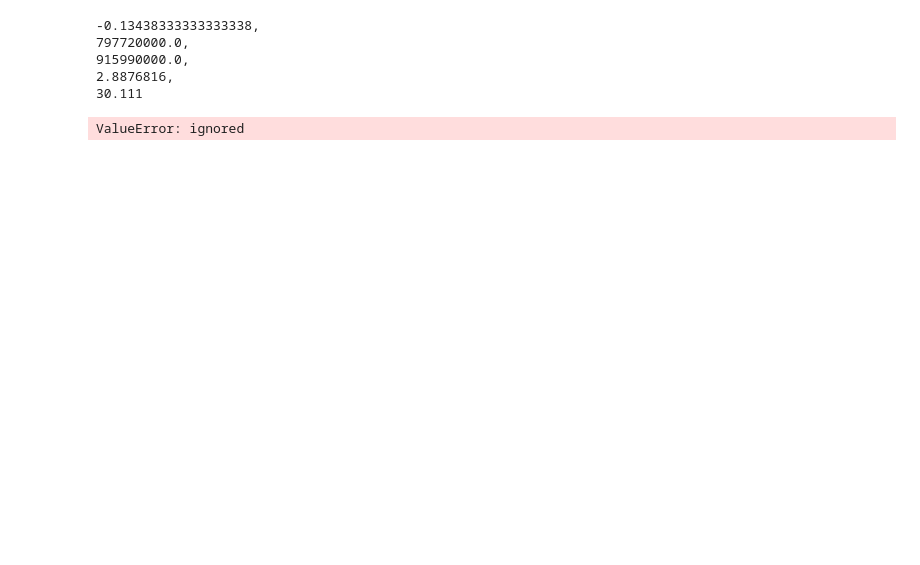
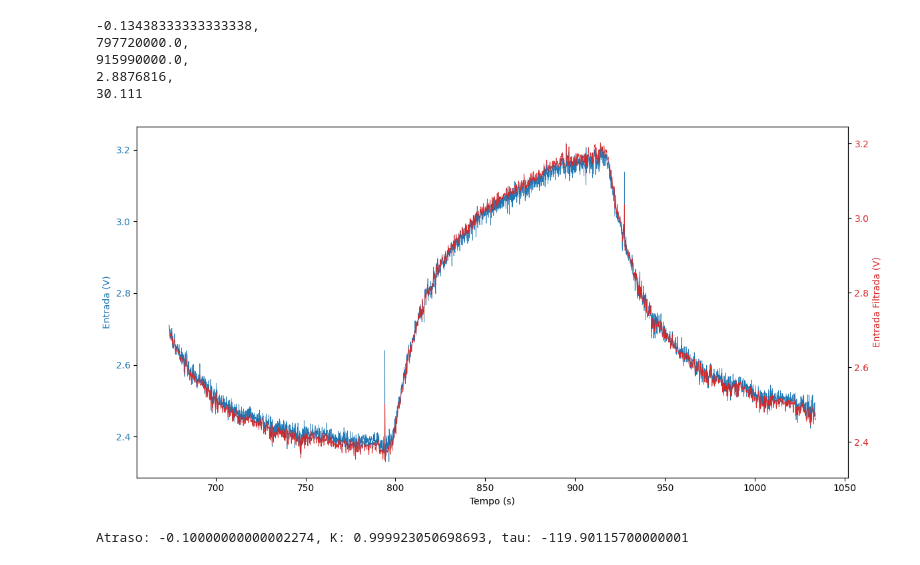
Before and after one commit to pedroivovasconcelos/laboratorio_de_controle_ii_chuveiro, a Jupyter notebook: control_calculator/Untitled3.ipynb, the cells around one changed output. Drawn from its saved outputs; the diff is of its cells as text; code cells hidden in the pictures; blank space fills up the shorter version.

```diff
--- a/control_calculator/Untitled3.ipynb
+++ b/control_calculator/Untitled3.ipynb
@@ -304,58 +68,52 @@ print(f"{K},\n{t0},\n{tf},\n{vr},\n{tau}")
 # %%
 import numpy as np
 import matplotlib.pyplot as plt
 from scipy.signal import butter, filtfilt
 
 # Função para criar um filtro passa-baixa Butterworth
 def butter_lowpass(cutoff, fs, order=5):
     nyq = 0.5 * fs
     normal_cutoff = cutoff / nyq
     b, a = butter(order, normal_cutoff, btype='low', analog=False)
     return b, a
 
 # Função para aplicar o filtro passa-baixa Butterworth ao sinal
 def butter_lowpass_filter(data, cutoff, fs, order=5):
     b, a = butter_lowpass(cutoff, fs, order=order)
     y = filtfilt(b, a, data)
     return y
 
-# Dados de exemplo (substitua pelos seus dados de entrada e saída)
-filename = 'result1.txt'
-data = pd.read_csv(filename, delimiter=';', skiprows=1, names=['tempo', 'entrada', 'saida'])
+# Aplicar o filtro passa-baixa Butterworth
+fs = 2.5  # Frequência de amostragem
+cutoff = fs / 4  # Frequência de corte do filtro (escolha um valor adequado)
+entrada_filtrada = butter_lowpass_filter(entrada, cutoff, fs)
 
-t = data['tempo'].to_numpy()
-entrada = data['entrada'].to_numpy()
-saida = data['saida'].to_numpy()
+# Plotar os gráficos de entrada e temperatura
+fig, ax1 = plt.subplots(figsize=(12, 6))
 
-# t = np.linspace(0, 10, 1000)
-# entrada = np.zeros_like(t)
-# entrada[t > 1] = 1
-# saida = 2 * (1 - np.exp(-(t-1)/0.5)) * (t > 1)
-# saida += np.random.normal(0, 0.1, len(t))
-# Adicionando ruído
+ax1.set_xlabel('Tempo (s)')
+ax1.set_ylabel('Entrada (V)', color='tab:blue')
+ax1.plot(tempo, entrada, color='tab:blue', linewidth=0.5)
+ax1.tick_params(axis='y', labelcolor='tab:blue')
 
-# Aplicar o filtro passa-baixa Butterworth
-fs = 1000 / (t[-1] - t[0])  # Frequência de amostragem
-cutoff = 10  # Frequência de corte do filtro (escolha um valor adequado)
-saida_filtrada = butter_lowpass_filter(saida, cutoff, fs)
+ax2 = ax1.twinx()
+ax2.set_ylabel('Entrada Filtrada (V)', color='tab:red')
+ax2.plot(tempo, entrada_filtrada, color='tab:red', linewidth=0.5)
+ax2.tick_params(axis='y', labelcolor='tab:red')
 
-# Plotar entrada e saída filtrada
-plt.figure()
-plt.plot(t, entrada, label='Entrada')
-plt.plot(t, saida, label='Saída')
-plt.plot(t, saida_filtrada, label='Saída Filtrada')
-plt.legend()
+fig.tight_layout()
 plt.show()
 
 # Estimar atraso, K e tau usando o método da curva de reação
 degrau_entrada = np.argmax(np.diff(entrada))
-degrau_saida = np.argmax(np.diff(saida_filtrada))
-atraso = t[degrau_saida] - t[degrau_entrada]
+degrau_saida = np.argmax(np.diff(entrada_filtrada))
+atraso = tempo[degrau_saida] - tempo[degrau_entrada]
 
-K = (saida_filtrada[-1] - saida_filtrada[0]) / (entrada[-1] - entrada[0])
-tr_index = np.argmax(saida_filtrada >= 0.632 * (saida_filtrada[-1] - saida_filtrada[0]) + saida_filtrada[0])
-tau = t[tr_index] - t[degrau_saida]
+K = (entrada_filtrada[-1] - entrada_filtrada[0]) / (entrada[-1] - entrada[0])
+tr_index = np.argmax(entrada_filtrada >= 0.632 * (entrada_filtrada[-1] - entrada_filtrada[0]) + entrada_filtrada[0])
+tau = tempo[tr_index] - tempo[degrau_saida]
 
 print(f"Atraso: {atraso}, K: {K}, tau: {tau}")
 # %% [output]
+[figure, added]
-ValueError: ignored
+Atraso: -0.10000000000002274, K: 0.999923050698693, tau: -119.90115700000001
```
Also changed, not shown: parts of 12 cells of this notebook, 1 other file.
